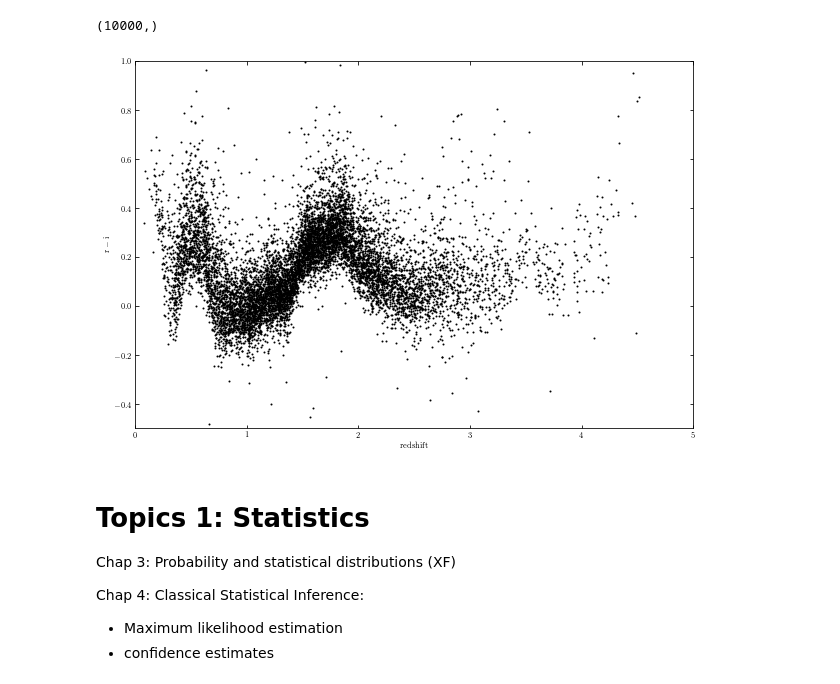
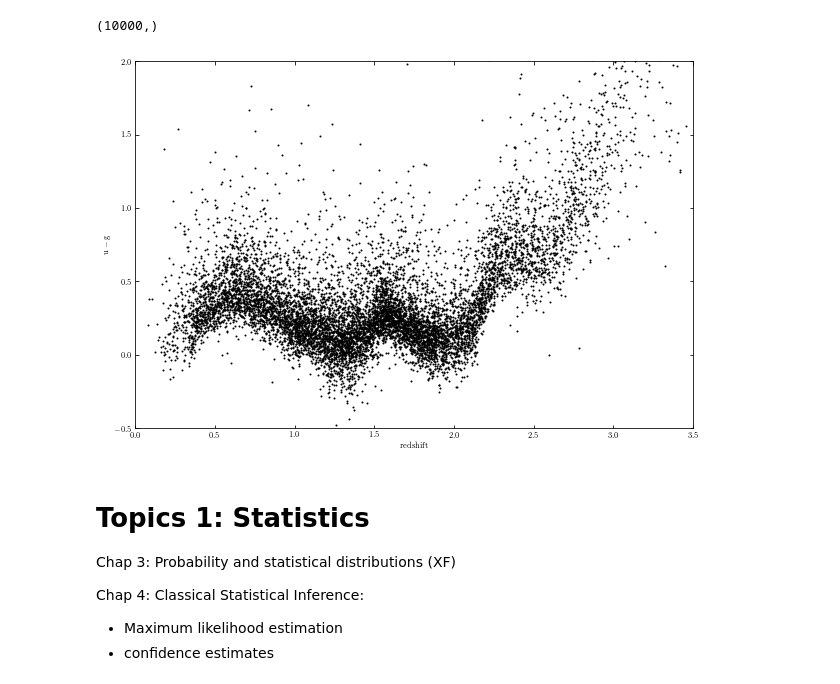
Before and after one commit to UA-ast502-2020/classnotebook, a Jupyter notebook: lectures/ast502-lecture2.ipynb, the cells around one changed output. Drawn from its saved outputs; the diff is of its cells as text; code cells hidden in the pictures.

```diff
--- a/lectures/ast502-lecture2.ipynb
+++ b/lectures/ast502-lecture2.ipynb
@@ -392,6 +395,8 @@ data = fetch_dr7_quasar()
 # select the first 10000 points
 data = data[:10000]
 
+u = data['mag_u']
+g = data['mag_g']
 r = data['mag_r']
 i = data['mag_i']
 z = data['redshift']
@@ -402,19 +407,19 @@ data.shape
 # %%
 #------------------------------------------------------------
 # Plot the quasar data
 fig, ax = plt.subplots(figsize=(10, 6.75))
-ax.plot(z, r - i, marker='.', markersize=2, linestyle='none', color='black')
+ax.plot(z, u - g, marker='.', markersize=2, linestyle='none', color='black')
 
-ax.set_xlim(0, 5)
-ax.set_ylim(-0.5, 1.0)
+ax.set_xlim(0, 3.5)
+ax.set_ylim(-0.5, 2.0)
 
 ax.set_xlabel(r'${\rm redshift}$')
-ax.set_ylabel(r'${\rm r-i}$')
+ax.set_ylabel(r'${\rm u-g}$')
 
 
 plt.show()
 # %% [output]
-[figure, old version]
+[figure, new version]
 # %% [markdown]
 # Topics 1: Statistics
 
```
Also changed, not shown: parts of 4 cells of this notebook.
